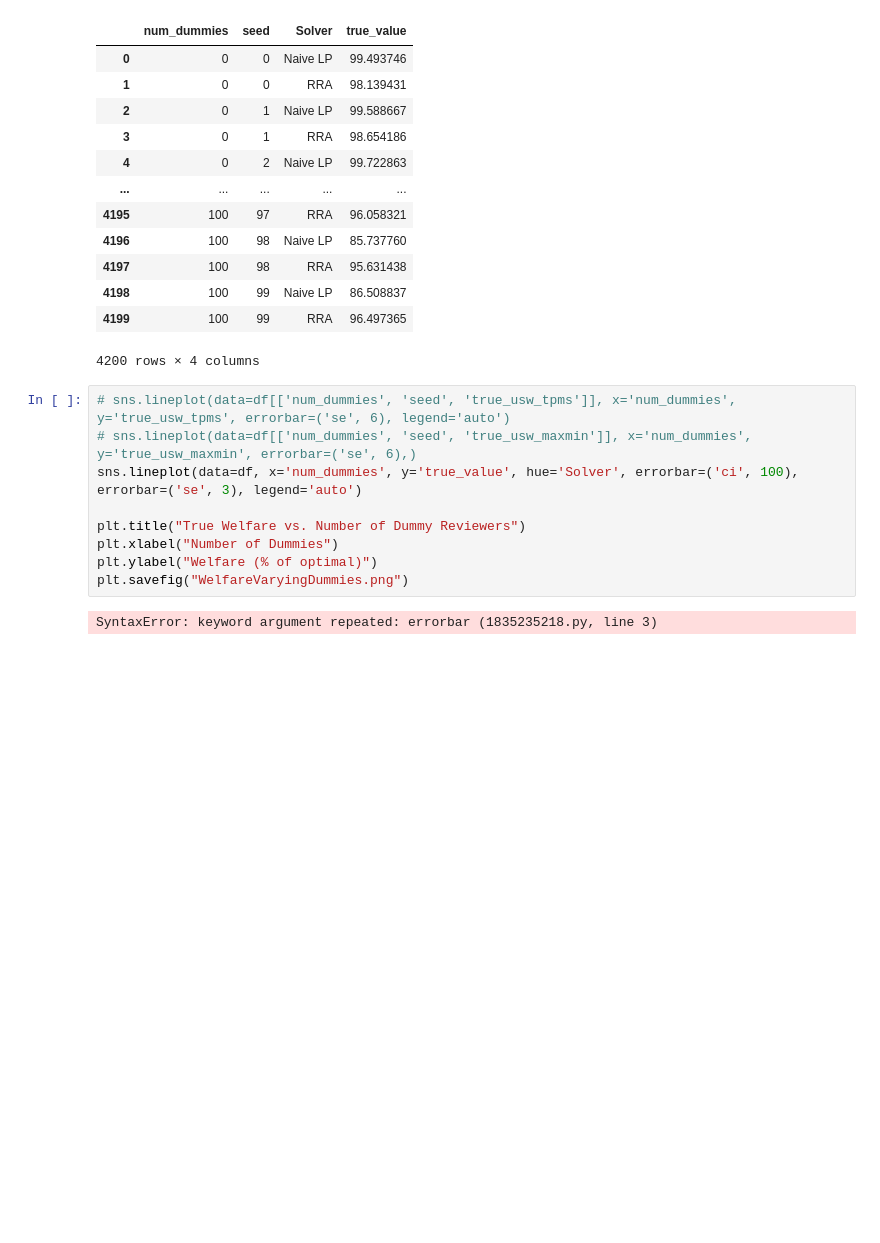
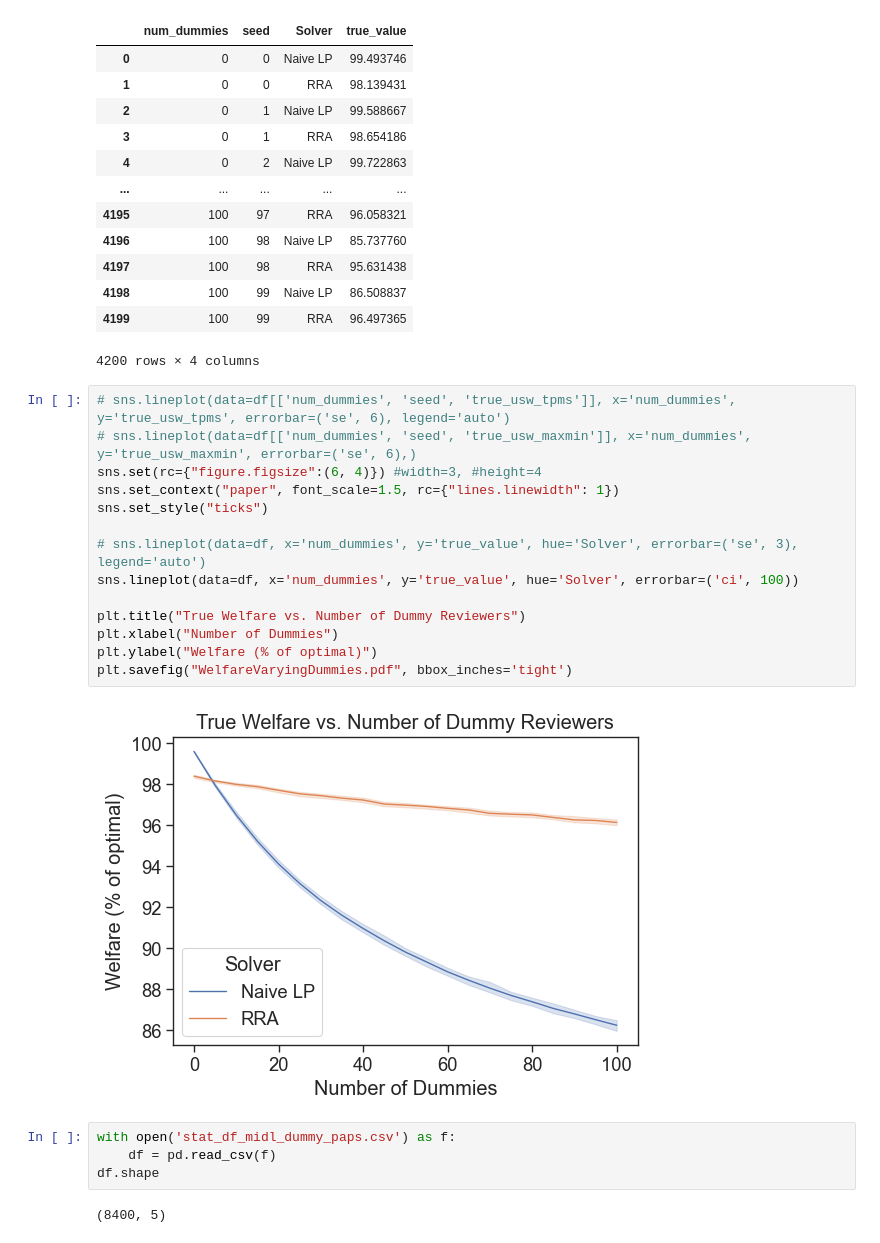
Before and after one commit to justinpayan/RAU, a Jupyter notebook: PlotExperiments.ipynb, the cells around one changed output. Cells and saved outputs as stored; diff of their text form; blank space fills up the shorter version.

```diff
--- a/PlotExperiments.ipynb
+++ b/PlotExperiments.ipynb
@@ -67,11 +67,22 @@ df
 # %%
 # sns.lineplot(data=df[['num_dummies', 'seed', 'true_usw_tpms']], x='num_dummies', y='true_usw_tpms', errorbar=('se', 6), legend='auto')
 # sns.lineplot(data=df[['num_dummies', 'seed', 'true_usw_maxmin']], x='num_dummies', y='true_usw_maxmin', errorbar=('se', 6),)
-sns.lineplot(data=df, x='num_dummies', y='true_value', hue='Solver', errorbar=('ci', 100), errorbar=('se', 3), legend='auto')
+sns.set(rc={"figure.figsize":(6, 4)}) #width=3, #height=4
+sns.set_context("paper", font_scale=1.5, rc={"lines.linewidth": 1})
+sns.set_style("ticks")
+
+# sns.lineplot(data=df, x='num_dummies', y='true_value', hue='Solver', errorbar=('se', 3), legend='auto')
+sns.lineplot(data=df, x='num_dummies', y='true_value', hue='Solver', errorbar=('ci', 100))
 
 plt.title("True Welfare vs. Number of Dummy Reviewers")
 plt.xlabel("Number of Dummies")
 plt.ylabel("Welfare (% of optimal)")
-plt.savefig("WelfareVaryingDummies.png")
+plt.savefig("WelfareVaryingDummies.pdf", bbox_inches='tight')
 # %% [output]
-SyntaxError: keyword argument repeated: errorbar (1835235218.py, line 3)
+[figure, added]
+# %%
+with open('stat_df_midl_dummy_paps.csv') as f:
+    df = pd.read_csv(f)
+df.shape
+# %% [output]
+(8400, 5)
```
Also changed, not shown: parts of 4 cells of this notebook, 3 other files.
